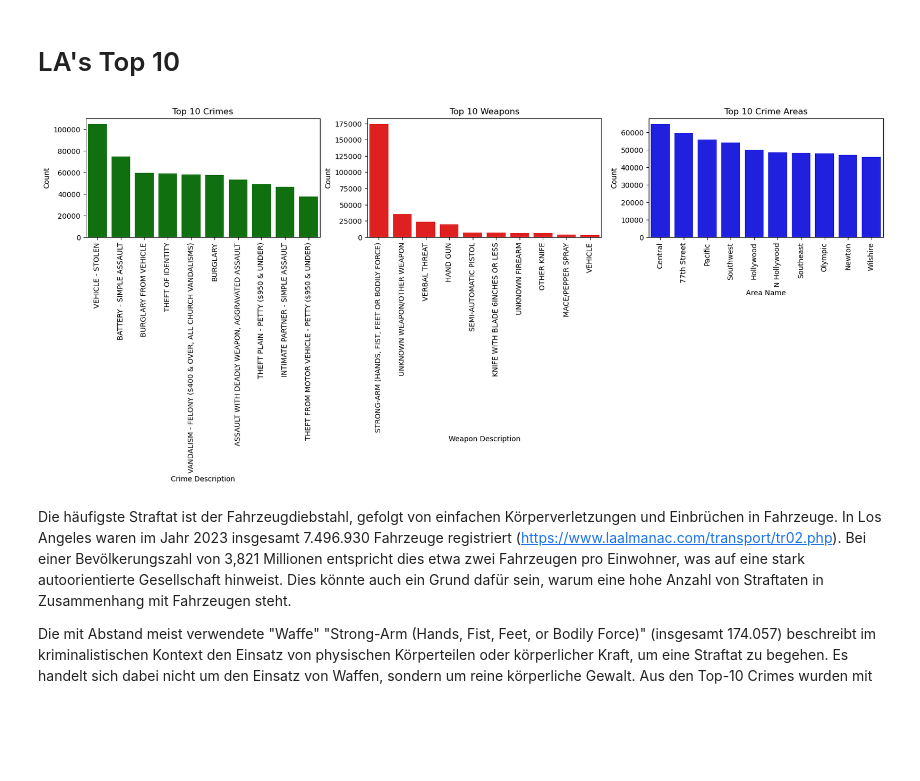
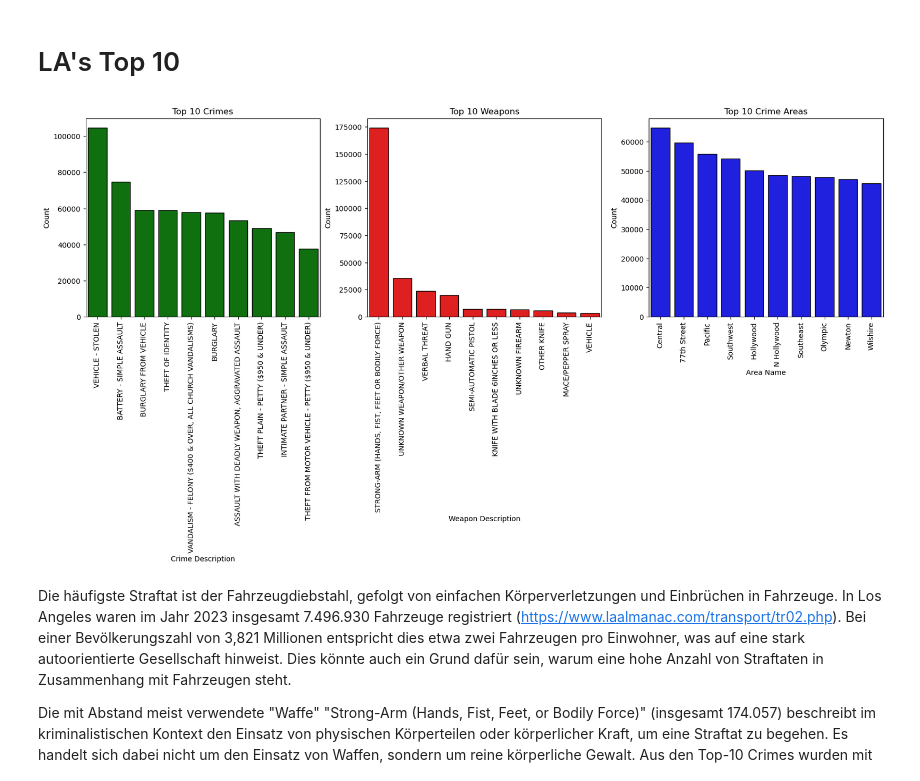
Before and after one commit to Baenji/DIP, a Jupyter notebook: crime.ipynb, the cells around one changed output. Saved outputs shown, nothing was run; the diff lists cells and outputs as text; code cells hidden in the pictures; blank space fills up the shorter version.

```diff
--- a/crime.ipynb
+++ b/crime.ipynb
@@ -165,27 +164,27 @@ df_top10_weapons = df_weapons_desc.head(10)
 df_area_desc = df["AREA NAME"].value_counts()
 df_top10_crime_areas = df_area_desc.head(10)
 # %%
-f, axs = plt.subplots(1, 3, figsize=(20, 3))
+f, axs = plt.subplots(1, 3, figsize=(20, 5))
 # Top 10 Crimes
-sns.barplot(x=df_top10_crimes.index, y=df_top10_crimes.values, ax=axs[0], color= "green")
+sns.barplot(x=df_top10_crimes.index, y=df_top10_crimes.values, ax=axs[0], color= "green", edgecolor="black")
 axs[0].set_title("Top 10 Crimes")
 axs[0].set_xlabel("Crime Description")
 axs[0].set_ylabel("Count")
 axs[0].tick_params(axis='x', rotation=90)
 # Top 10 Weapons
-sns.barplot(x=df_top10_weapons.index, y=df_top10_weapons.values, ax=axs[1], color= "red")
+sns.barplot(x=df_top10_weapons.index, y=df_top10_weapons.values, ax=axs[1], color= "red", edgecolor="black")
 axs[1].set_title("Top 10 Weapons")
 axs[1].set_xlabel("Weapon Description")
 axs[1].set_ylabel("Count")
 axs[1].tick_params(axis='x', rotation=90)
 # Top 10 Crime Areas
-sns.barplot(x=df_top10_crime_areas.index, y=df_top10_crime_areas.values, ax=axs[2], color= "blue")
+sns.barplot(x=df_top10_crime_areas.index, y=df_top10_crime_areas.values, ax=axs[2], color= "blue", edgecolor="black")
 axs[2].set_title("Top 10 Crime Areas")
 axs[2].set_xlabel("Area Name")
 axs[2].set_ylabel("Count")
 axs[2].tick_params(axis='x', rotation=90)
 # %% [output]
-[figure, old version]
+[figure, new version]
 # %% [markdown]
 Die häufigste Straftat ist der Fahrzeugdiebstahl, gefolgt von einfachen Körperverletzungen und Einbrüchen in Fahrzeuge. In Los Angeles waren im Jahr 2023 insgesamt 7.496.930 Fahrzeuge registriert (https://www.laalmanac.com/transport/tr02.php). Bei einer Bevölkerungszahl von 3,821 Millionen entspricht dies etwa zwei Fahrzeugen pro Einwohner, was auf eine stark autoorientierte Gesellschaft hinweist. Dies könnte auch ein Grund dafür sein, warum eine hohe Anzahl von Straftaten in Zusammenhang mit Fahrzeugen steht.
 
```
Also changed, not shown: parts of 22 cells of this notebook.
